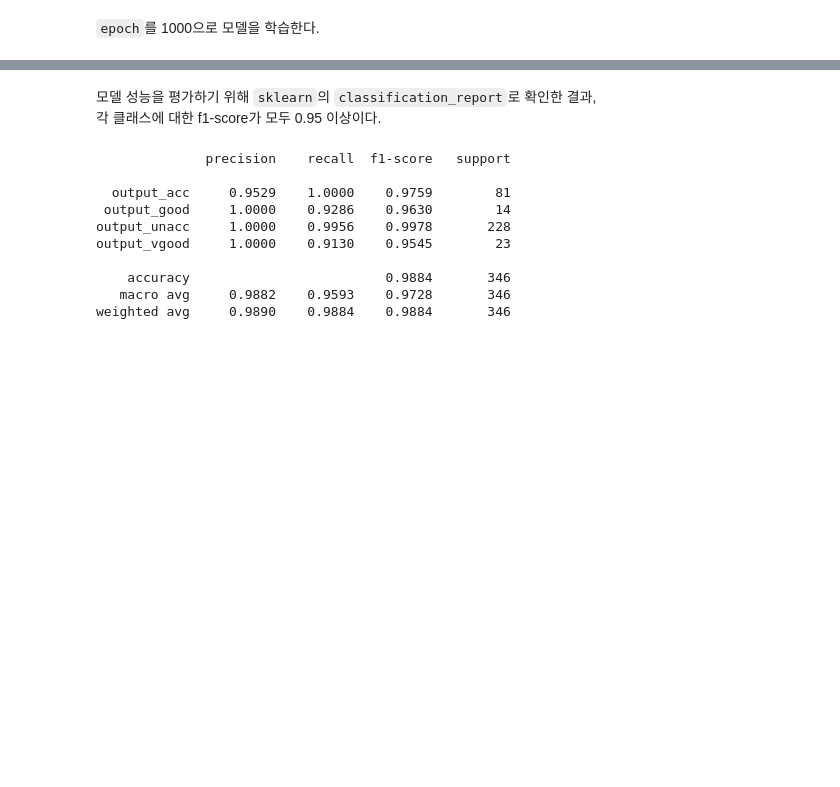
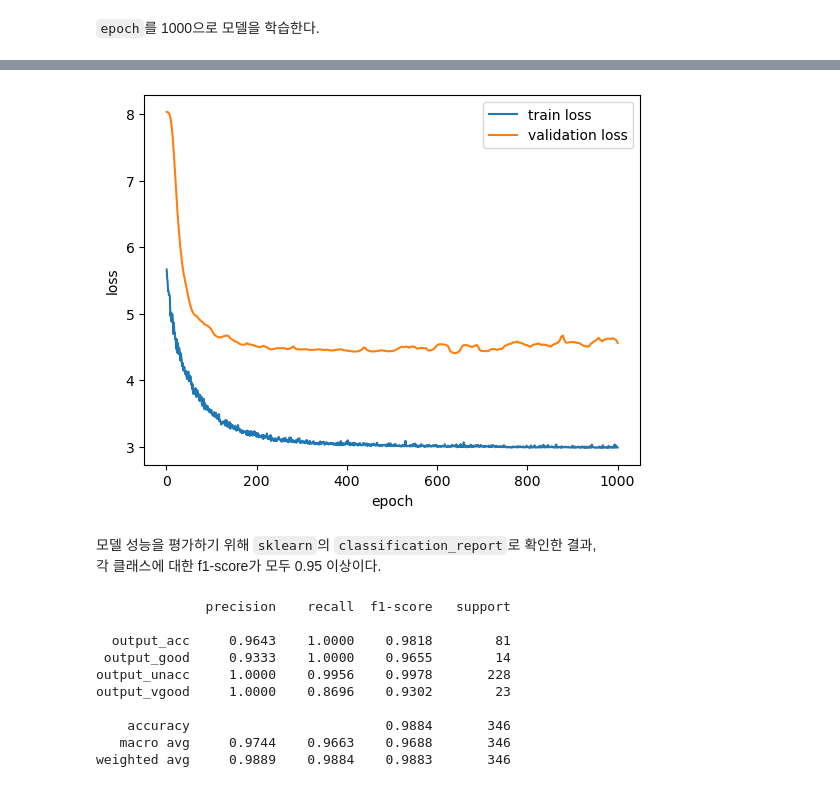
Before and after one commit to MinhyukWoo/pytorch_lecture, a Jupyter notebook: chap_02/7_overall.ipynb, the cells around one changed output, grey strips where cells are left out. Cells and saved outputs as stored; diff of their text form; code cells hidden in the pictures; blank space fills up the shorter version.

```diff
--- a/chap_02/7_overall.ipynb
+++ b/chap_02/7_overall.ipynb
@@ -182,7 +182,7 @@ class MyModel(nn.Module):
         return x
 
 
-model = MyModel(X_cat_train.shape[1], y_cat_train.shape[1], [200, 100, 50])
+model = MyModel(X_cat_train.shape[1], y_cat_train.shape[1], [256, 128, 64])
 model
 # %% [output]
 MyModel(
@@ -231,23 +231,37 @@ def train_model(
     model,
     train_data,
     train_output,
+    val_data,
+    val_output,
     optimizer,
     loss_function,
     epoch=1000,
 ):
-    aggrergated_losses = []
-    model.train()
+    aggregated_train_losses = []
+    aggregated_val_losses = []
     for i in range(1, epoch + 1):
+        model.train()
         preds = model(train_data)
         loss = loss_function(preds, train_output)
-        aggrergated_losses.append(loss)
-        if i % 100 == 0:
-            print(f"epoch: {i:3} loss: {loss.item():10.8f}")
+        aggregated_train_losses.append(loss.item())
+        if i % 100 == 0 or i == 1:
+            print(f"epoch: {i:4} train loss: {loss.item():10.8f}")
         optimizer.zero_grad()
         loss.backward()
         optimizer.step()
+        with torch.no_grad():
+            model.eval()
+            preds = model(val_data)
+            loss = loss_function(preds, val_output)
+            if i % 100 == 0 or i == 1:
+                print(f"              val loss: {loss.item():10.8f}")
+            aggregated_val_losses.append(loss.item())
+    return aggregated_train_losses, aggregated_val_losses
 
 
-
-train_model(model, X_cat_train, y_cat_train, optimizer, loss_function)
+X_cat_val = x_encoder.transform(X_val)
+X_cat_val = torch.tensor(X_cat_val, dtype=torch.float)
+y_cat_val = y_encoder.transform(y_val)
+y_cat_val = torch.tensor(y_cat_val, dtype=torch.float)
+train_losses, val_losses = train_model(model, X_cat_train, y_cat_train, X_cat_val, y_cat_val, optimizer, loss_function)
 # %% [output]
@@ -264,3 +285,13 @@ epoch: 1000 loss: 2.98512793
+# %%
+x_range = range(1, len(train_losses) + 1)
+plt.plot(x_range, train_losses, label="train loss")
+plt.plot(x_range, val_losses, label="validation loss")
+plt.xlabel("epoch")
+plt.ylabel("loss")
+plt.legend()
+plt.show()
+# %% [output]
+[figure, added]
 # %% [markdown]
 모델 성능을 평가하기 위해 `sklearn`의 `classification_report`로 확인한 결과,
 각 클래스에 대한 f1-score가 모두 0.95 이상이다.
@@ -286,11 +317,11 @@ with torch.no_grad():
 # %% [output]
               precision    recall  f1-score   support
 
-  output_acc     0.9529    1.0000    0.9759        81
- output_good     1.0000    0.9286    0.9630        14
+  output_acc     0.9643    1.0000    0.9818        81
+ output_good     0.9333    1.0000    0.9655        14
 output_unacc     1.0000    0.9956    0.9978       228
-output_vgood     1.0000    0.9130    0.9545        23
+output_vgood     1.0000    0.8696    0.9302        23
 
     accuracy                         0.9884       346
-   macro avg     0.9882    0.9593    0.9728       346
-weighted avg     0.9890    0.9884    0.9884       346
+   macro avg     0.9744    0.9663    0.9688       346
+weighted avg     0.9889    0.9884    0.9883       346
```
Also changed, not shown: parts of 3 cells of this notebook.
